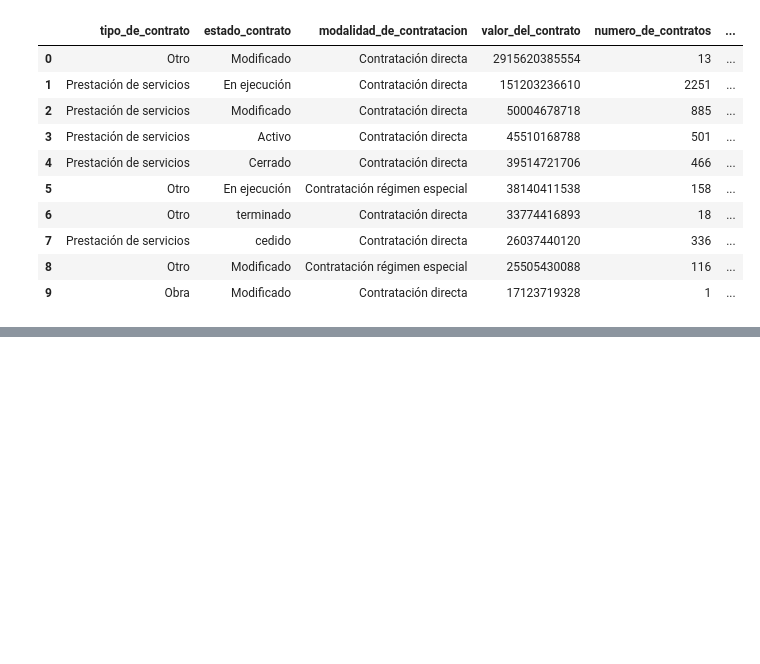
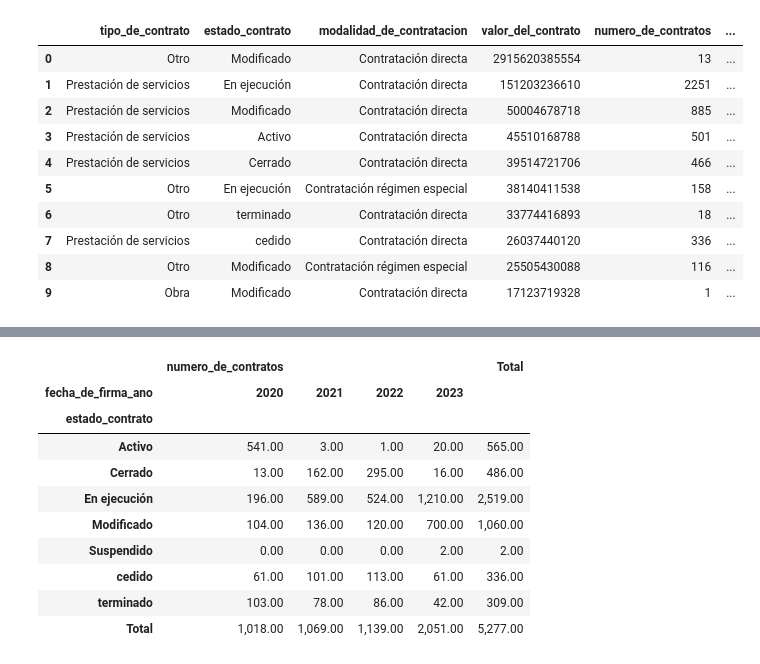
Before and after one commit to Maikclaros/AnCon_DNP, a Jupyter notebook: codigo/preprocesamiento/pre_procesamiento.ipynb, the cells around one changed output, grey strips where cells are left out. Drawn from its saved outputs; the diff is of its cells as text; code cells hidden in the pictures; blank space fills up the shorter version.

```diff
--- a/codigo/preprocesamiento/pre_procesamiento.ipynb
+++ b/codigo/preprocesamiento/pre_procesamiento.ipynb
@@ -530,3 +512,47 @@ media_valor_contrato.head(10) # Mostrar base
 | 538 | Bogotá | Consultoría | terminado | Concurso de méritos abierto | 2020-12-21 08:12:41 | ... |
 | 547 | Bogotá | Otro | Activo | Contratación régimen especial | 2020-03-31 15:03:57 | ... |
 | 564 | Bogotá | Otro | En ejecución | Contratación régimen especial | 2021-11-23 13:11:46 | ... |
+# %%
+# Agrupar y calcular la suma y la cantidad
+DF_estado_contrato = DF_contratos_v1.groupby(['estado_contrato', 'fecha_de_firma_ano']).agg(
+    valor_del_contrato=('valor_del_contrato', 'sum'),
+    numero_de_contratos=('estado_contrato', 'size')
+)
+
+# Obtener años en columnas
+DF_estado_contrato = DF_estado_contrato.pivot_table(index='estado_contrato', columns='fecha_de_firma_ano', values=['numero_de_contratos'], fill_value=0)
+
+# Calcular el total por columna (suma de cada año)
+DF_estado_contrato.loc['Total', :] = DF_estado_contrato.sum()
+
+# Calcular el total por fila (suma de cada estado de contrato)
+DF_estado_contrato['Total'] = DF_estado_contrato.sum(axis=1)
+
+
+# # Calcular el porcentaje
+# DF_estado_contrato['porcentaje'] = (DF_estado_contrato['numero_de_contratos'] /
+#                                            len(DF_contratos_v1) * 100).round(2).astype(str) + '%'
+
+
+
+# # Ordenar y resetear el índice
+# DF_estado_contrato = DF_estado_contrato.sort_values(by='valor_del_contrato', ascending=False).reset_index()
+
+# # Se guarda la nueva base
+# DF_estado_contrato.to_csv('../../datos/Raw/contratos_dnp_2020_estado_contrato.csv')
+
+# # Mostrar base
+# DF_estado_contrato
+DF_estado_contrato
+# %% [output]
+|  | numero_de_contratos |  |  |  | Total |
+| fecha_de_firma_ano | 2020 | 2021 | 2022 | 2023 |  |
+| estado_contrato |  |  |  |  |  |
+| Activo | 541.00 | 3.00 | 1.00 | 20.00 | 565.00 |
+| Cerrado | 13.00 | 162.00 | 295.00 | 16.00 | 486.00 |
+| En ejecución | 196.00 | 589.00 | 524.00 | 1,210.00 | 2,519.00 |
+| Modificado | 104.00 | 136.00 | 120.00 | 700.00 | 1,060.00 |
+| Suspendido | 0.00 | 0.00 | 0.00 | 2.00 | 2.00 |
+| cedido | 61.00 | 101.00 | 113.00 | 61.00 | 336.00 |
+| terminado | 103.00 | 78.00 | 86.00 | 42.00 | 309.00 |
+| Total | 1,018.00 | 1,069.00 | 1,139.00 | 2,051.00 | 5,277.00 |
```
Also changed, not shown: parts of 3 cells of this notebook, 2 other files.
